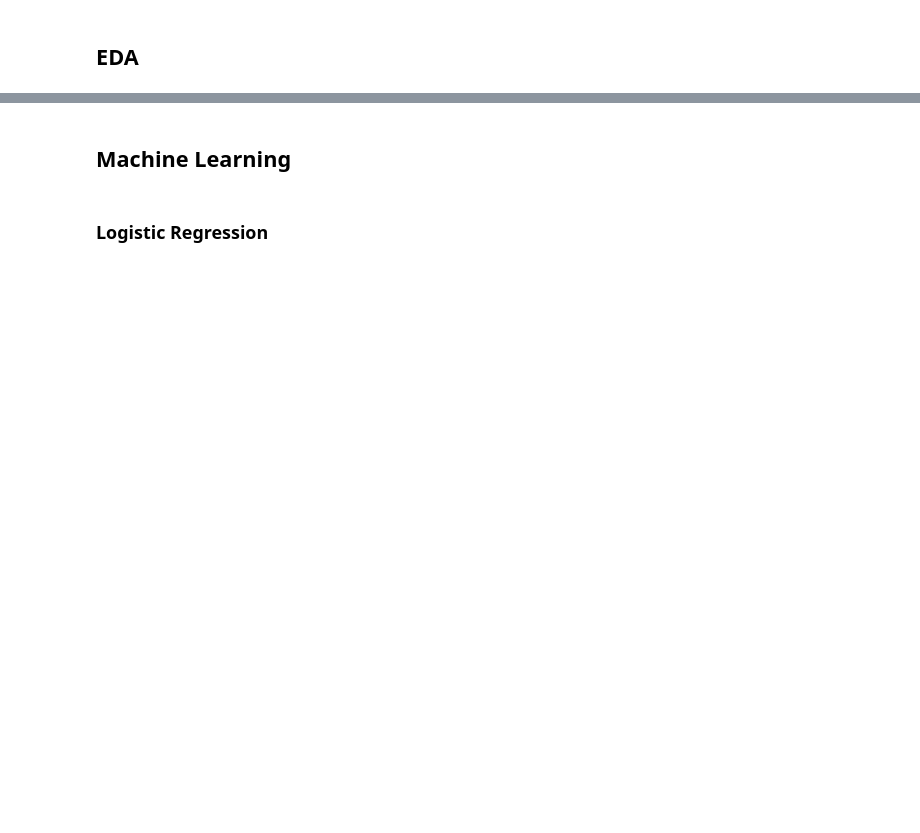
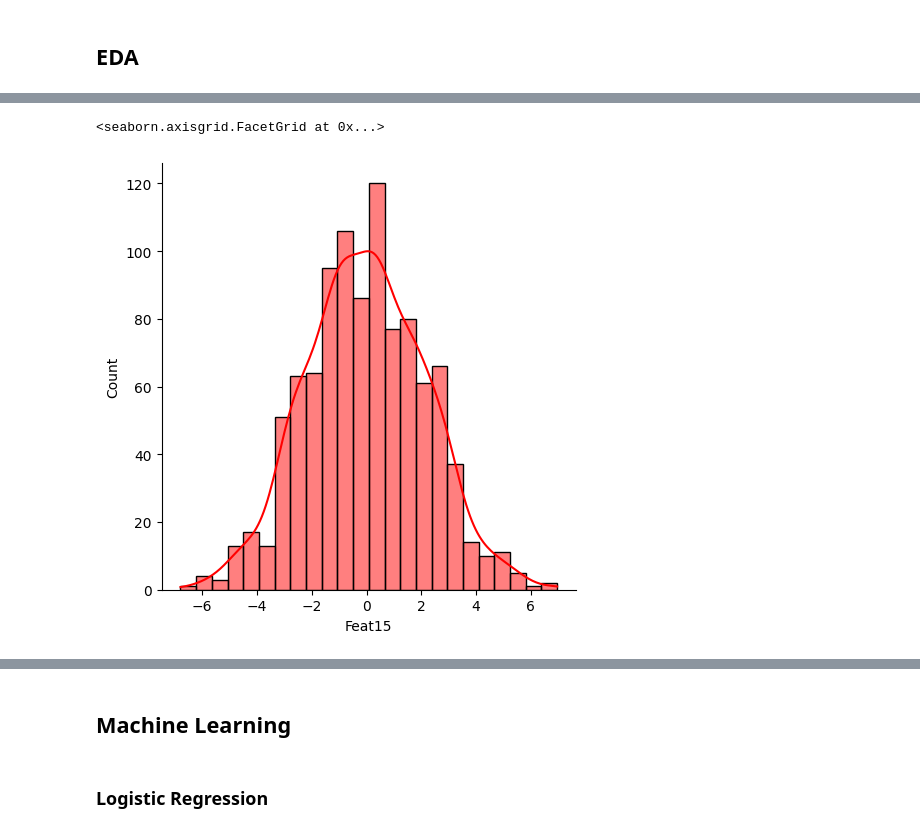
Before and after one commit to H4TT1/kaggle, a Jupyter notebook: datascience-london/ml-on-data-science-london.ipynb, the cells around one changed output, grey strips where cells are left out. Saved outputs shown, nothing was run; the diff lists cells and outputs as text; code cells hidden in the pictures; blank space fills up the shorter version.

```diff
--- a/datascience-london/ml-on-data-science-london.ipynb
+++ b/datascience-london/ml-on-data-science-london.ipynb
@@ -29,3 +82,6 @@ train.corr()['Label'].sort_values(ascending=False).iloc[1:].head()
 # %%
-sns.distplot(train['Col15'],color='red')
+sns.displot(train['Feat15'],color='red', kde=True)
+# %% [output]
+<seaborn.axisgrid.FacetGrid at 0x...>
+[figure, added]
 # %%
```
Also changed, not shown: parts of 23 cells of this notebook.
